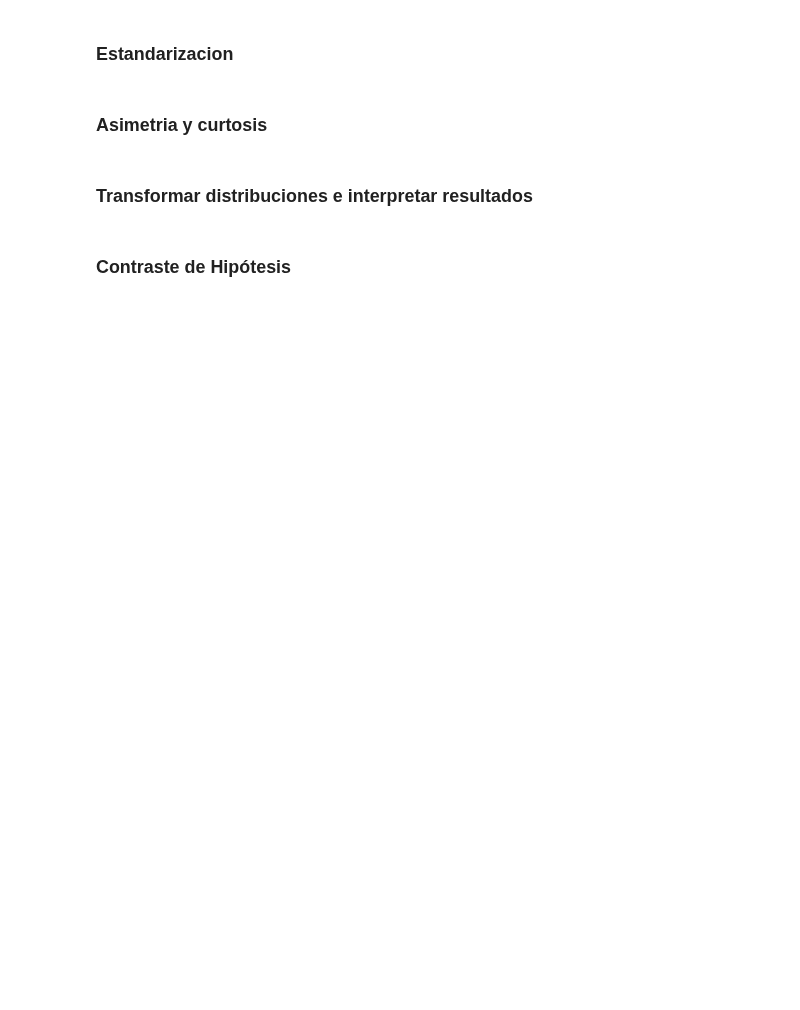
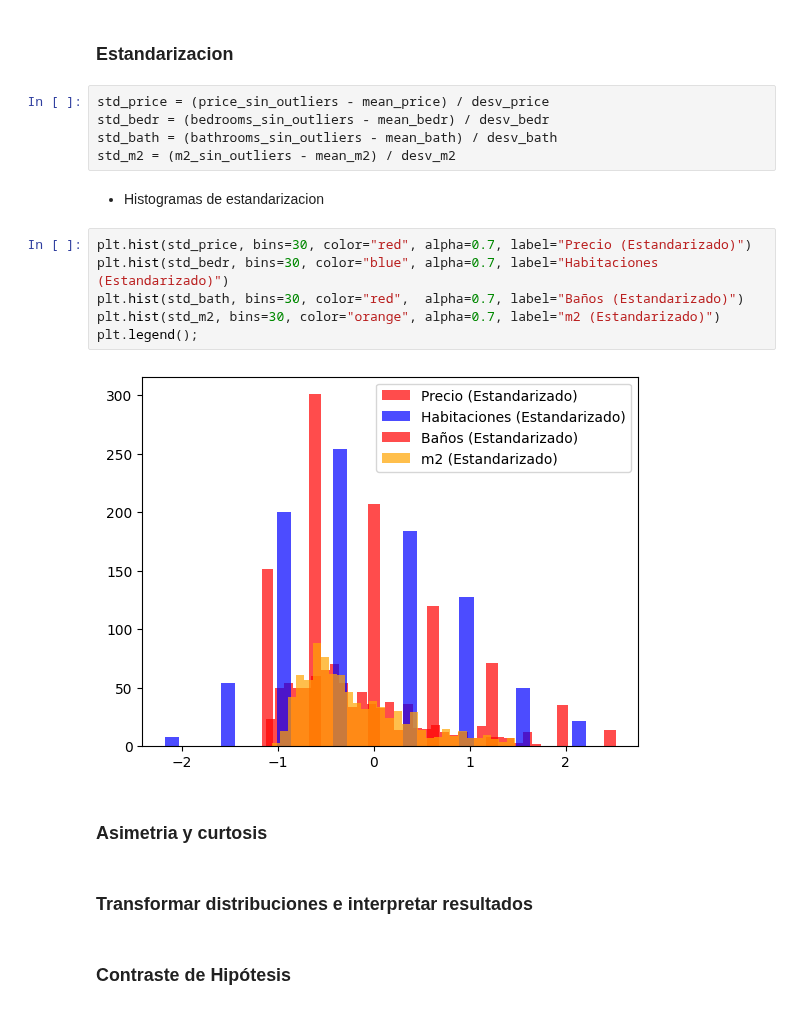
Before and after one commit to ceciorosco/Cecilia-Repositorio, a Jupyter notebook: Modulo 2/ejercicio_practico_modulo_2.ipynb, the cells around one changed output. Saved outputs shown, nothing was run; the diff lists cells and outputs as text; blank space fills up the shorter version.

```diff
--- a/Modulo 2/ejercicio_practico_modulo_2.ipynb
+++ b/Modulo 2/ejercicio_practico_modulo_2.ipynb
@@ -271,5 +293,20 @@ def Histograma3 (sub, xla, xla_sin, tit):
 # %% [markdown]
 ### Estandarizacion
+# %%
+std_price = (price_sin_outliers - mean_price) / desv_price
+std_bedr = (bedrooms_sin_outliers - mean_bedr) / desv_bedr
+std_bath = (bathrooms_sin_outliers - mean_bath) / desv_bath
+std_m2 = (m2_sin_outliers - mean_m2) / desv_m2
+# %% [markdown]
+* Histogramas de estandarizacion
+# %%
+plt.hist(std_price, bins=30, color="red", alpha=0.7, label="Precio (Estandarizado)")
+plt.hist(std_bedr, bins=30, color="blue", alpha=0.7, label="Habitaciones (Estandarizado)")
+plt.hist(std_bath, bins=30, color="red",  alpha=0.7, label="Baños (Estandarizado)")
+plt.hist(std_m2, bins=30, color="orange", alpha=0.7, label="m2 (Estandarizado)")
+plt.legend();
+# %% [output]
+[figure, added]
 # %% [markdown]
 ### Asimetria y curtosis
 # %% [markdown]
```
Also changed, not shown: parts of 12 cells of this notebook, 1 other file.
